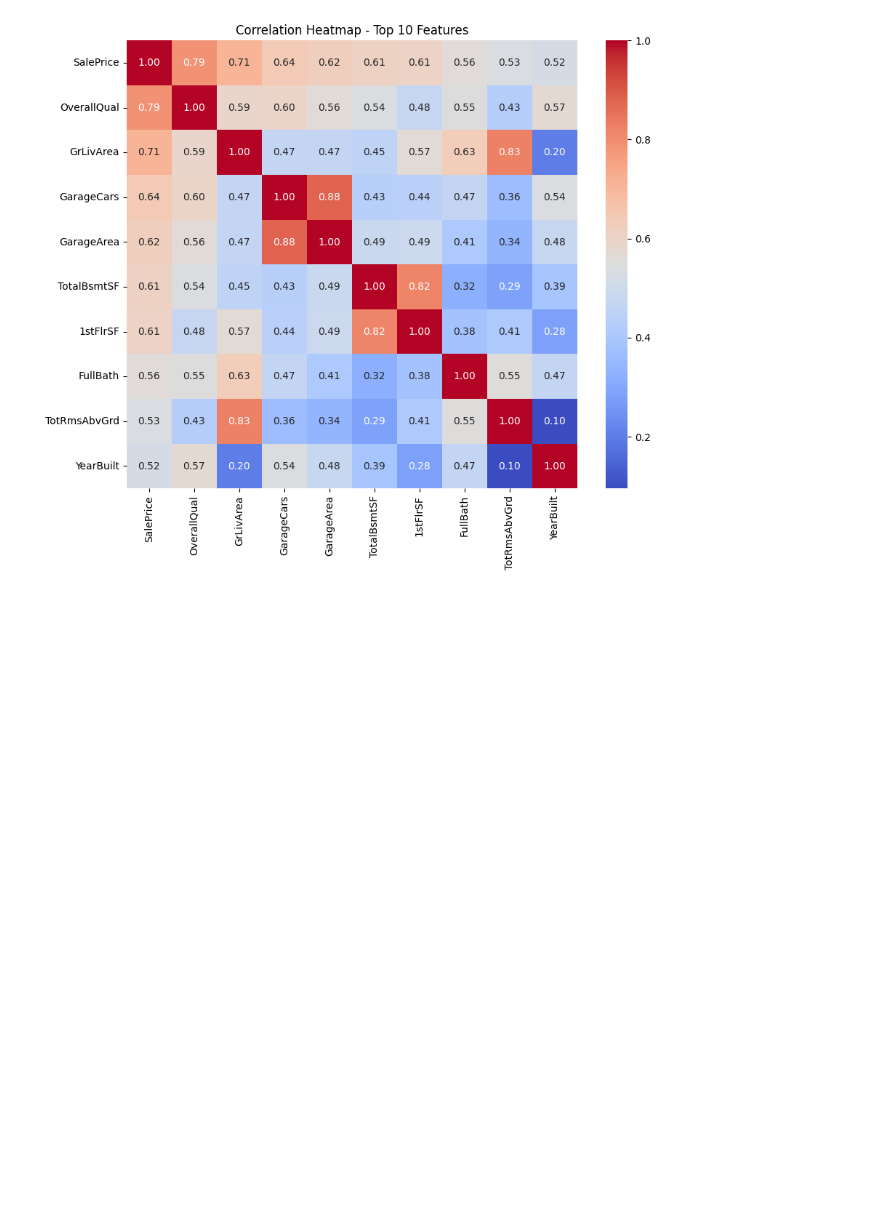
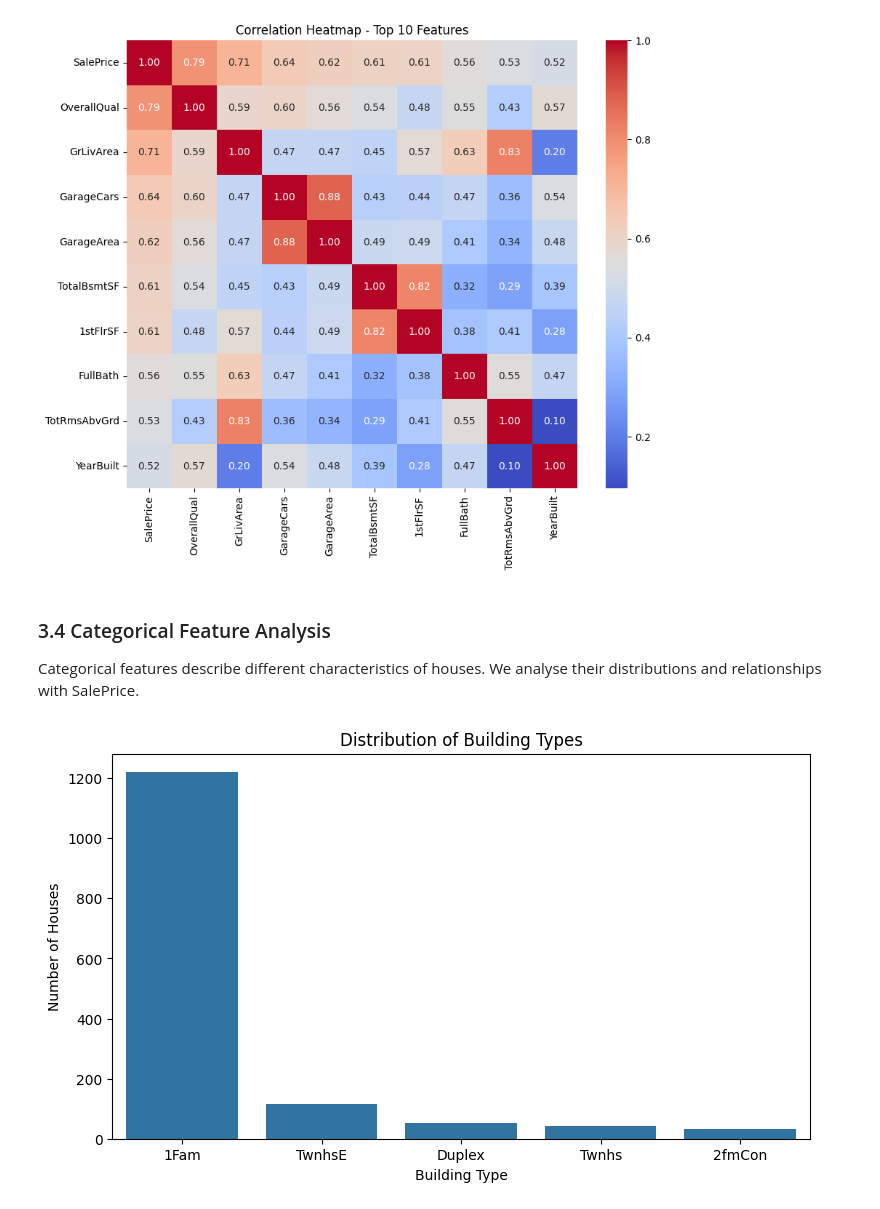
Before and after one commit to biswalprince/house-price-prediction, a Jupyter notebook: notebooks/01-data-loading-and-exploration.ipynb, the cells around one changed output. Saved outputs shown, nothing was run; the diff lists cells and outputs as text; code cells hidden in the pictures; blank space fills up the shorter version.

Commit message:
feat: completed EDA Analysis

```diff
--- a/notebooks/01-data-loading-and-exploration.ipynb
+++ b/notebooks/01-data-loading-and-exploration.ipynb
@@ -271,3 +271,24 @@ plt.title('Correlation Heatmap - Top 10 Features')
 plt.show()
 # %% [output]
 [figure]
+# %% [markdown]
+### 3.4 Categorical Feature Analysis
+
+Categorical features describe different characteristics of houses.
+We analyse their distributions and relationships with SalePrice.
+# %%
+plt.figure(figsize=(9, 5))
+
+sns.countplot(
+    data=train,
+    x='BldgType',
+    order=train['BldgType'].value_counts().index
+)
+
+plt.title('Distribution of Building Types')
+plt.xlabel('Building Type')
+plt.ylabel('Number of Houses')
+
+plt.show()
+# %% [output]
+[figure, added]
```
Also changed, not shown: parts of 4 cells of this notebook.
